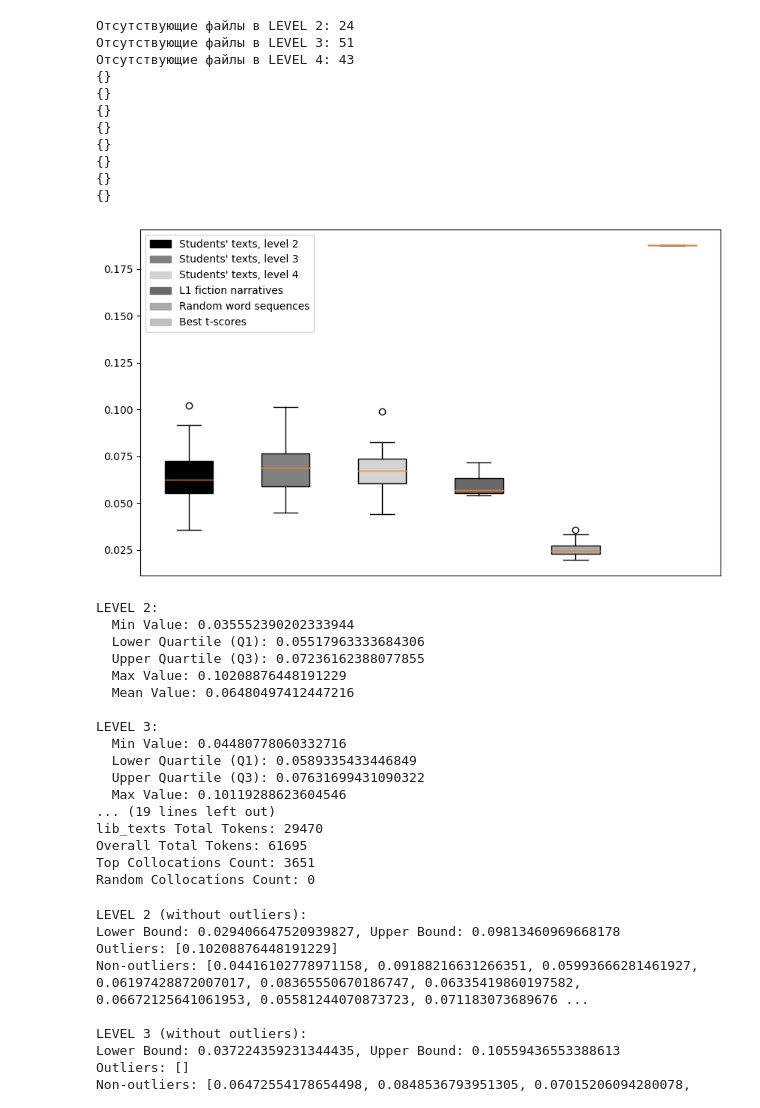
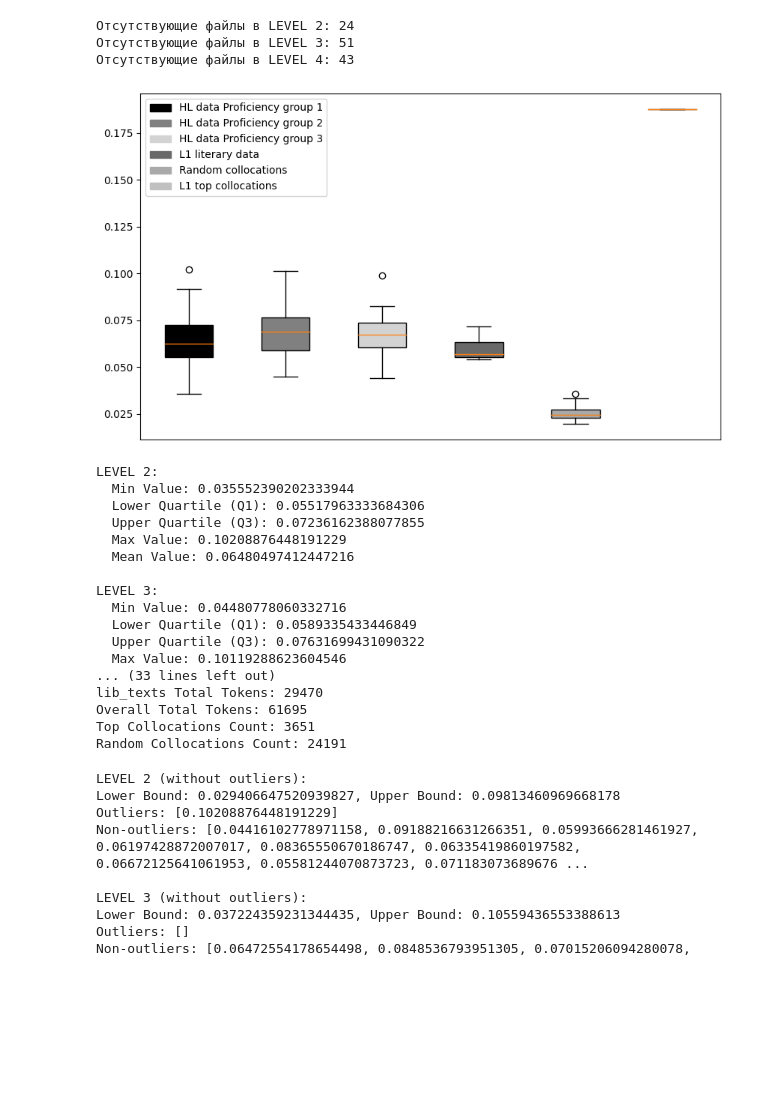
Before and after one commit to Vakhranev/Heritage, a Jupyter notebook: t-score + студенты: ящики.ipynb, the cells around one changed output. Cells and saved outputs as stored; diff of their text form; code cells hidden in the pictures; blank space fills up the shorter version.

```diff
--- a/t-score + студенты: ящики.ipynb
+++ b/t-score + студенты: ящики.ipynb
@@ -134,12 +134,14 @@ with open('lib_random_texts.json', 'r') as file:
 
 # Подсчет коллокаций по количеству элементов в bigrams_freq
 # Перебор каждого текста в JSON
-for text_info in lib_random_texts_data.values():
-  # Получение словаря с частотами биграмм
-  bigrams_freq = text_info.get('bigrams_freq', {})
-  print(bigrams_freq)
-  # Добавление количества биграмм из текущего текста к общему счетчику
-  lib_random_collocations += len(bigrams_freq)
+for text_name, text_info in lib_random_texts_data.items():
+    for text_type, text_other in text_info.items():
+        if text_type == 'random_texts':
+            for text_number, text_else in text_other.items():
+                temporal_text_name = text_name + "_" + text_number
+                bigrams_freq = text_else.get('bigrams_freq', {})
+                lib_random_collocations += len(bigrams_freq)
+                lib_token_counts[temporal_text_name] = count_tokens(text_else.get('text', ''))
 
 # Построение диаграммы
 plt.figure(figsize=(10, 6))
@@ -192,12 +194,12 @@ for patch, color in zip(bp['boxes'], colors):
 
 # Новые метки для легенды
 new_labels = {
-    'LEVEL 2': "Students' texts, level 2",
-    'LEVEL 3': "Students' texts, level 3",
-    'LEVEL 4': "Students' texts, level 4",
-    'lib_texts': "L1 fiction narratives",
-    'lib_random_texts': "Random word sequences",
-    'best t-scores': "Best t-scores"
+    'LEVEL 2': "HL data Proficiency group 1",
+    'LEVEL 3': "HL data Proficiency group 2",
+    'LEVEL 4': "HL data Proficiency group 3",
+    'lib_texts': "L1 literary data",
+    'lib_random_texts': "Random collocations",
+    'best t-scores': "L1 top collocations"
 }
 
 # Добавление легенды
@@ -211,7 +213,7 @@ plt.xticks([])
 plt.show()
 
 # Вывод нижней и верхней границ ящиков (2 и 3 квартиль), среднего значения и общих границ для каждого уровня и lib_texts
-for level, data in zip(labels_to_plot[:4], data_to_plot[:4]):
+for level, data in zip(labels_to_plot, data_to_plot):
     if data:  # проверка, чтобы не было пустых данных
         min_value = np.min(data)
         lower_quartile = np.percentile(data, 25)
@@ -225,42 +227,34 @@ for level, data in zip(labels_to_plot[:4], data_to_plot[:4]):
         print(f"  Max Value: {max_value}")
         print(f"  Mean Value: {mean_value}\n")
     else:
         print(f"{level}: No data available\n")
 
 # Вывод количества токенов для каждого уровня и lib_texts
 total_tokens_by_level = {}
 for level, files in files_by_levels.items():
     total_tokens = sum(mmr_token_counts[file] for file in files if file in mmr_token_counts)
     total_tokens_by_level[level] = total_tokens
     print(f"{level} Total Tokens: {total_tokens}")
 
 lib_texts_total_tokens = sum(lib_token_counts.values())
 total_tokens_by_level['lib_texts'] = lib_texts_total_tokens
 print(f"lib_texts Total Tokens: {lib_texts_total_tokens}")
 
 # Вывод общего количества токенов
 overall_total_tokens = sum(total_tokens_by_level.values())
 print(f"Overall Total Tokens: {overall_total_tokens}")
 
 # Подсчет количества коллокаций для топовых и рандомных текстов
 top_collocations_count = df.shape[0]
 random_collocations_count = len(lib_random_texts)
 
 print(f"Top Collocations Count: {top_collocations_count}")
 print(f"Random Collocations Count: {lib_random_collocations}")
 # %% [output]
 Отсутствующие файлы в LEVEL 2: 24
 Отсутствующие файлы в LEVEL 3: 51
 Отсутствующие файлы в LEVEL 4: 43
-{}
-{}
-{}
-{}
-{}
-{}
-{}
-{}
-[figure, old version]
+[figure, new version]
 LEVEL 2:
   Min Value: 0.035552390202333944
   Lower Quartile (Q1): 0.05517963333684306
@@ -273,11 +267,11 @@ LEVEL 3:
   Lower Quartile (Q1): 0.0589335433446849
   Upper Quartile (Q3): 0.07631699431090322
   Max Value: 0.10119288623604546
-... (19 lines left out)
+... (33 lines left out)
 lib_texts Total Tokens: 29470
 Overall Total Tokens: 61695
 Top Collocations Count: 3651
-Random Collocations Count: 0
+Random Collocations Count: 24191
 # %%
 # Подсчёт пограничных значений без учёта выбросов для каждого уровня
 for i, data in enumerate(data_to_plot[:3]):
```
Also changed, not shown: parts of 1 cell of this notebook.
